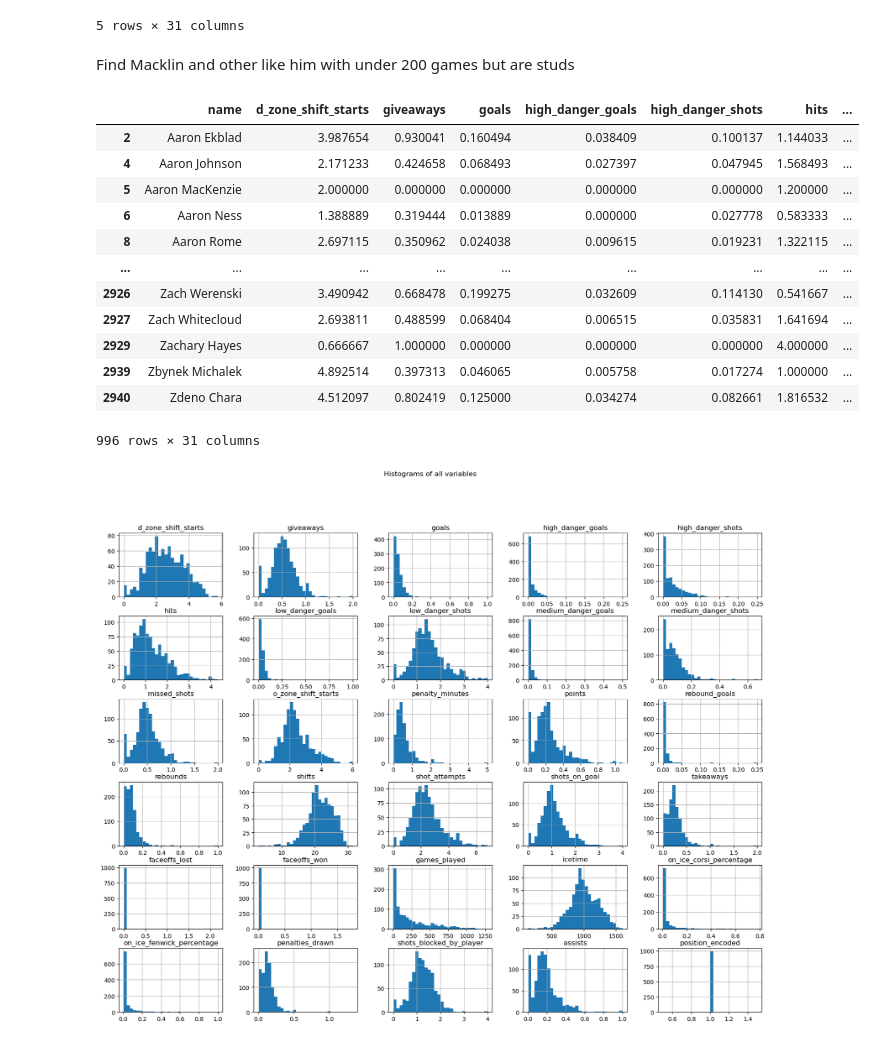
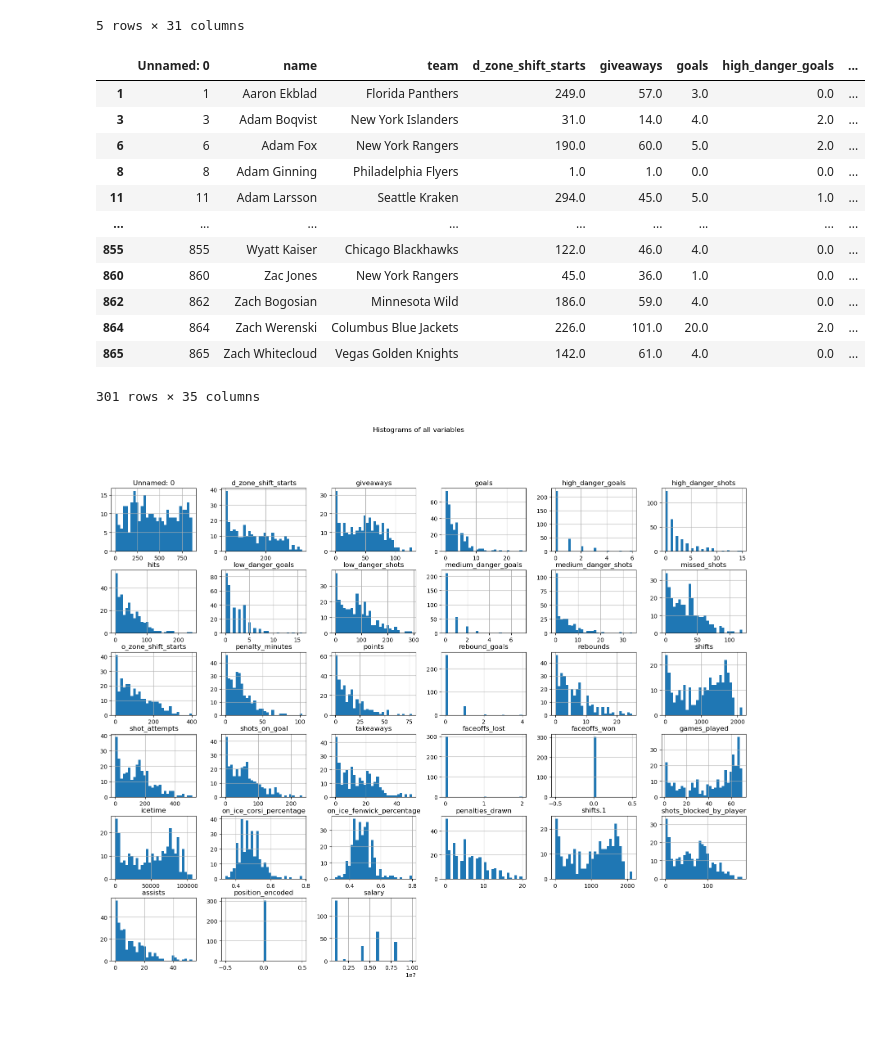
Before and after one commit to blairjdaniel/NHL_points_projection, a Jupyter notebook: notebooks/defence.ipynb, the cells around one changed output. Cells and saved outputs as stored; diff of their text form; code cells hidden in the pictures; blank space fills up the shorter version.

```diff
--- a/notebooks/defence.ipynb
+++ b/notebooks/defence.ipynb
@@ -421,26 +421,26 @@ See the caveats in the documentation: https://pandas.pydata.org/pandas-docs/stab
 | 3 | Aaron Gagnon | 1.500000 | 0.052632 | 0.078947 | 0.000000 | 0.078947 | 0.631579 | ... |
 | 4 | Aaron Johnson | 2.171233 | 0.424658 | 0.068493 | 0.027397 | 0.047945 | 1.568493 | ... |
 5 rows × 31 columns
-# %% [markdown]
-Find Macklin and other like him with under 200 games but are studs
+# %%
+skaters_all = pd.read_csv('/Users/blairjdaniel/lighthouse/lighthouse/NHL/NHL_points_projection/files/master_copies/player_team_2025.csv')
 # %%
 # Filter the DataFrame to include only rows where PositionEn_encoded is 0
-skater_df = skater_df[skater_df['position_encoded'] ==1]
+skaters_all = skaters_all[skaters_all['position_encoded'] ==0]
 
 # Display the first few rows of the filtered DataFrame to verify the change
-skater_df
+skaters_all
 # %% [output]
-|  | name | d_zone_shift_starts | giveaways | goals | high_danger_goals | high_danger_shots | hits | ... |
-| 2 | Aaron Ekblad | 3.987654 | 0.930041 | 0.160494 | 0.038409 | 0.100137 | 1.144033 | ... |
-| 4 | Aaron Johnson | 2.171233 | 0.424658 | 0.068493 | 0.027397 | 0.047945 | 1.568493 | ... |
-| 5 | Aaron MacKenzie | 2.000000 | 0.000000 | 0.000000 | 0.000000 | 0.000000 | 1.200000 | ... |
-| 6 | Aaron Ness | 1.388889 | 0.319444 | 0.013889 | 0.000000 | 0.027778 | 0.583333 | ... |
-| 8 | Aaron Rome | 2.697115 | 0.350962 | 0.024038 | 0.009615 | 0.019231 | 1.322115 | ... |
+|  | Unnamed: 0 | name | team | d_zone_shift_starts | giveaways | goals | high_danger_goals | ... |
+| 1 | 1 | Aaron Ekblad | Florida Panthers | 249.0 | 57.0 | 3.0 | 0.0 | ... |
+| 3 | 3 | Adam Boqvist | New York Islanders | 31.0 | 14.0 | 4.0 | 2.0 | ... |
+| 6 | 6 | Adam Fox | New York Rangers | 190.0 | 60.0 | 5.0 | 2.0 | ... |
+| 8 | 8 | Adam Ginning | Philadelphia Flyers | 1.0 | 1.0 | 0.0 | 0.0 | ... |
+| 11 | 11 | Adam Larsson | Seattle Kraken | 294.0 | 45.0 | 5.0 | 1.0 | ... |
 | ... | ... | ... | ... | ... | ... | ... | ... | ... |
-| 2926 | Zach Werenski | 3.490942 | 0.668478 | 0.199275 | 0.032609 | 0.114130 | 0.541667 | ... |
-| 2927 | Zach Whitecloud | 2.693811 | 0.488599 | 0.068404 | 0.006515 | 0.035831 | 1.641694 | ... |
-| 2929 | Zachary Hayes | 0.666667 | 1.000000 | 0.000000 | 0.000000 | 0.000000 | 4.000000 | ... |
-| 2939 | Zbynek Michalek | 4.892514 | 0.397313 | 0.046065 | 0.005758 | 0.017274 | 1.000000 | ... |
-| 2940 | Zdeno Chara | 4.512097 | 0.802419 | 0.125000 | 0.034274 | 0.082661 | 1.816532 | ... |
+| 855 | 855 | Wyatt Kaiser | Chicago Blackhawks | 122.0 | 46.0 | 4.0 | 0.0 | ... |
+| 860 | 860 | Zac Jones | New York Rangers | 45.0 | 36.0 | 1.0 | 0.0 | ... |
+| 862 | 862 | Zach Bogosian | Minnesota Wild | 186.0 | 59.0 | 4.0 | 0.0 | ... |
+| 864 | 864 | Zach Werenski | Columbus Blue Jackets | 226.0 | 101.0 | 20.0 | 2.0 | ... |
+| 865 | 865 | Zach Whitecloud | Vegas Golden Knights | 142.0 | 61.0 | 4.0 | 0.0 | ... |
-996 rows × 31 columns
+301 rows × 35 columns
 # %%
@@ -450,10 +450,10 @@ defense_df_copy.to_csv('/Users/blairjdaniel/lighthouse/lighthouse/NHL/files/mast
 # %%
 # Histogram for each variable
-skater_df.hist(bins=30, figsize=(20, 15))
+skaters_all.hist(bins=30, figsize=(20, 15))
 plt.suptitle('Histograms of all variables')
 plt.show()
 # %% [output]
-[figure, old version]
+[figure, new version]
 # %%
 # Scatter plot between "Fresh" and "Milk"
 plt.figure(figsize=(10, 6))
```
Also changed, not shown: parts of 10 cells of this notebook, 12 other files.
